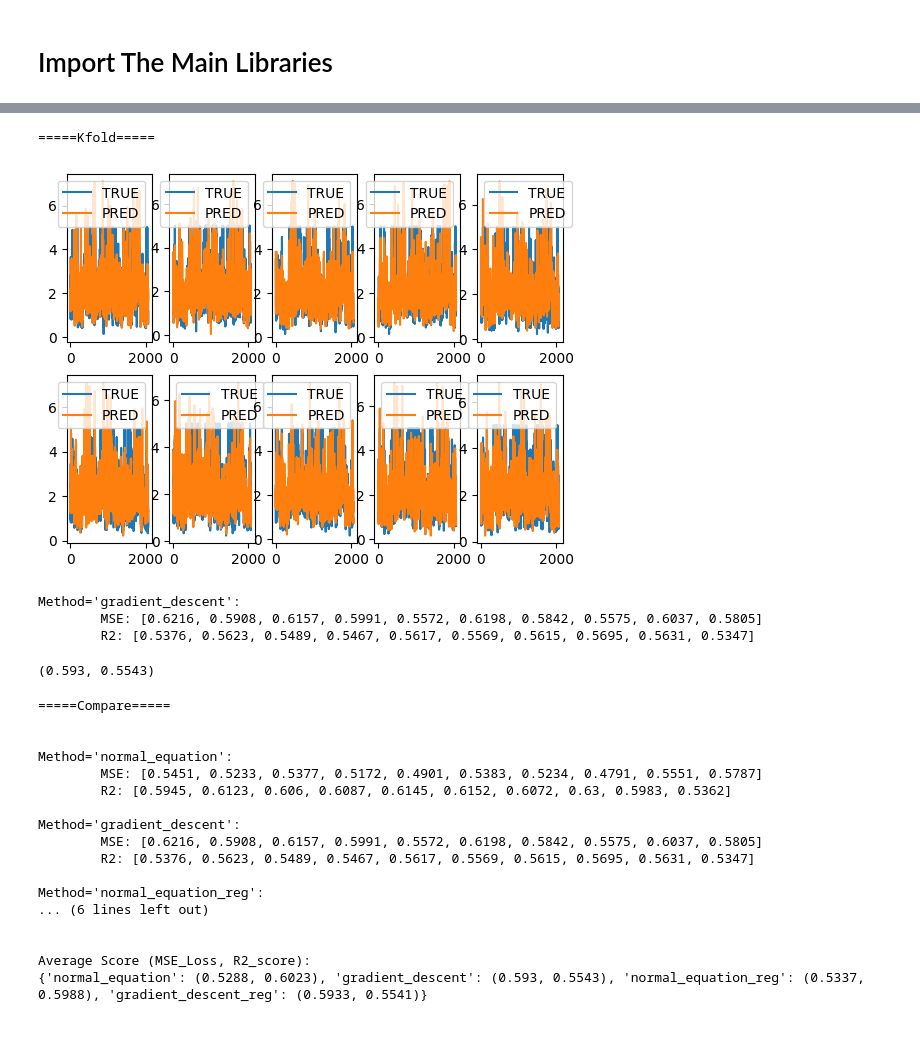
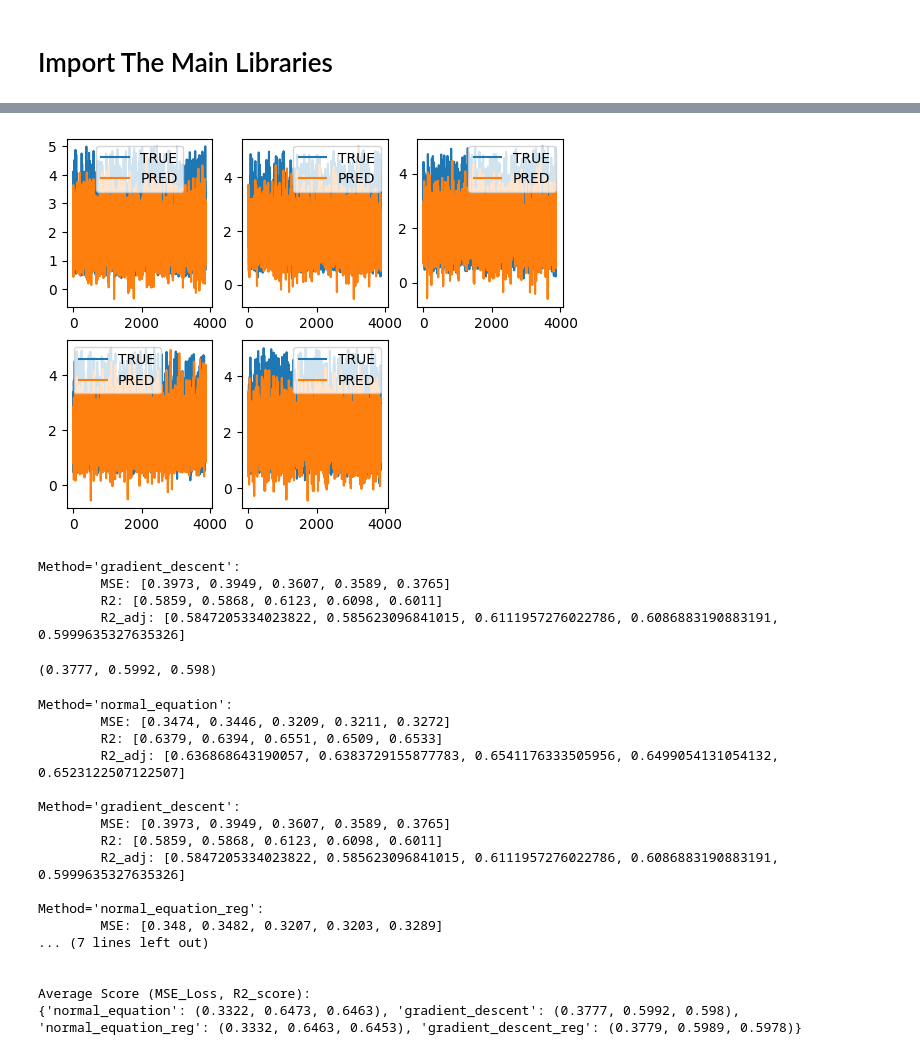
Before and after one commit to Motion115/ML-Labs, a Jupyter notebook: lab1/myRegression.ipynb, the cells around one changed output, grey strips where cells are left out. Saved outputs shown, nothing was run; the diff lists cells and outputs as text; code cells hidden in the pictures.

```diff
--- a/lab1/myRegression.ipynb
+++ b/lab1/myRegression.ipynb
@@ -108,17 +113,17 @@ from sklearn.preprocessing import MinMaxScaler, scale
 # %%
 # K折交叉验证函数（默认为10折）
-def cross_val_score(model, x, y, n_splits=10, fit_method='gradient_descent', image_show=True):
+def cross_val_score(model, x, y, n_splits=5, fit_method='gradient_descent', image_show=True):
     """
     :param model: 线性模型
     :param x: 数据特征
     :param y: 数据标签
     :param n_splits: 分为几折进行交叉验证
-    :param fit_method: 训练模型的方式，可以选择:'ne','bgd','ne_reg','bgd_reg'（ne正规方程法，bgd批量梯度下降，reg正则化）
+    :param fit_method: 训练模型的方式
     :param image_show: 是否绘图展示每一折验证集的结果
-    :return: K折交叉验证的平均MSE值，平均R2—score值
+    :return: K折交叉验证的平均MSE值，平均R2—score值，平均R2_adj-score值
     """
-    mse_scores, r2_scores = [], []
-    kf = KFold(n_splits=n_splits, shuffle=True, random_state=2)
+    mse_scores, r2_scores,r2_adj_scores = [], [], []
+    kf = KFold(n_splits=n_splits, shuffle=True, random_state=42)
     for train_index, test_index in kf.split(x):
         train_x, train_y = x[train_index], y[train_index]
         test_x, test_y = x[test_index], y[test_index]
@@ -127,15 +132,17 @@ def cross_val_score(model, x, y, n_splits=10, fit_method='gradient_descent', ima
         # 测试集效果
         pred_y = model.predict(test_x)
         if image_show:
-            plt.subplot(2,5,len(mse_scores)+1)
+            plt.subplot(2,3,len(mse_scores)+1)
             plt.plot(np.arange(len(test_y)), test_y, label='TRUE')
             plt.plot(np.arange(len(test_y)), pred_y, label='PRED')
             plt.legend()
         # 计算模型MSE和R2
         mse_scores.append(model.loss(test_x, test_y))
         r2_scores.append(model.score(test_x, test_y))
+        r2_adj_scores.append(model.score_adj(test_x,test_y,test_x.shape[0], test_x.shape[1]))
     if image_show:
         plt.show()
     print("\nMethod='{}':\n\tMSE:".format(fit_method), mse_scores)
     print("\tR2:", r2_scores)
-    return round(np.mean(mse_scores), 4), round(np.mean(r2_scores), 4)
+    print("\tR2_adj:", r2_adj_scores)
+    return round(np.mean(mse_scores), 4), round(np.mean(r2_scores), 4), round(np.mean(r2_adj_scores), 4)
@@ -300,31 +220,29 @@ target:  (20640,)
 # %%
-print("=====Kfold=====\n")
-cross_val_score(lr, scaling_data, target, n_splits=10)
+cross_val_score(lr, scaling_data, target, n_splits=5)
 # %% [output]
+[figure, new version]
-=====Kfold=====
+Method='gradient_descent':
+        MSE: [0.3973, 0.3949, 0.3607, 0.3589, 0.3765]
+        R2: [0.5859, 0.5868, 0.6123, 0.6098, 0.6011]
+        R2_adj: [0.5847205334023822, 0.585623096841015, 0.6111957276022786, 0.6086883190883191, 0.5999635327635326]
-[figure, old version]
-Method='gradient_descent':
-        MSE: [0.6216, 0.5908, 0.6157, 0.5991, 0.5572, 0.6198, 0.5842, 0.5575, 0.6037, 0.5805]
-        R2: [0.5376, 0.5623, 0.5489, 0.5467, 0.5617, 0.5569, 0.5615, 0.5695, 0.5631, 0.5347]
+(0.3777, 0.5992, 0.598)
-(0.593, 0.5543)
 # %%
-print("=====Compare=====\n")
 compare_training_method(lr, scaling_data, target)
 # %% [output]
-=====Compare=====
-
-
 Method='normal_equation':
-        MSE: [0.5451, 0.5233, 0.5377, 0.5172, 0.4901, 0.5383, 0.5234, 0.4791, 0.5551, 0.5787]
-        R2: [0.5945, 0.6123, 0.606, 0.6087, 0.6145, 0.6152, 0.6072, 0.63, 0.5983, 0.5362]
+        MSE: [0.3474, 0.3446, 0.3209, 0.3211, 0.3272]
+        R2: [0.6379, 0.6394, 0.6551, 0.6509, 0.6533]
+        R2_adj: [0.636868643190057, 0.6383729155877783, 0.6541176333505956, 0.6499054131054132, 0.6523122507122507]
 
 Method='gradient_descent':
-        MSE: [0.6216, 0.5908, 0.6157, 0.5991, 0.5572, 0.6198, 0.5842, 0.5575, 0.6037, 0.5805]
-        R2: [0.5376, 0.5623, 0.5489, 0.5467, 0.5617, 0.5569, 0.5615, 0.5695, 0.5631, 0.5347]
+        MSE: [0.3973, 0.3949, 0.3607, 0.3589, 0.3765]
+        R2: [0.5859, 0.5868, 0.6123, 0.6098, 0.6011]
+        R2_adj: [0.5847205334023822, 0.585623096841015, 0.6111957276022786, 0.6086883190883191, 0.5999635327635326]
 
 Method='normal_equation_reg':
-... (6 lines left out)
+        MSE: [0.348, 0.3482, 0.3207, 0.3203, 0.3289]
+... (7 lines left out)
 
 
 Average Score (MSE_Loss, R2_score):
-{'normal_equation': (0.5288, 0.6023), 'gradient_descent': (0.593, 0.5543), 'normal_equation_reg': (0.5337, 0.5988), 'gradient_descent_reg': (0.5933, 0.5541)}
+{'normal_equation': (0.3322, 0.6473, 0.6463), 'gradient_descent': (0.3777, 0.5992, 0.598), 'normal_equation_reg': (0.3332, 0.6463, 0.6453), 'gradient_descent_reg': (0.3779, 0.5989, 0.5978)}
```
Also changed, not shown: parts of 17 cells of this notebook, 4 other files.
